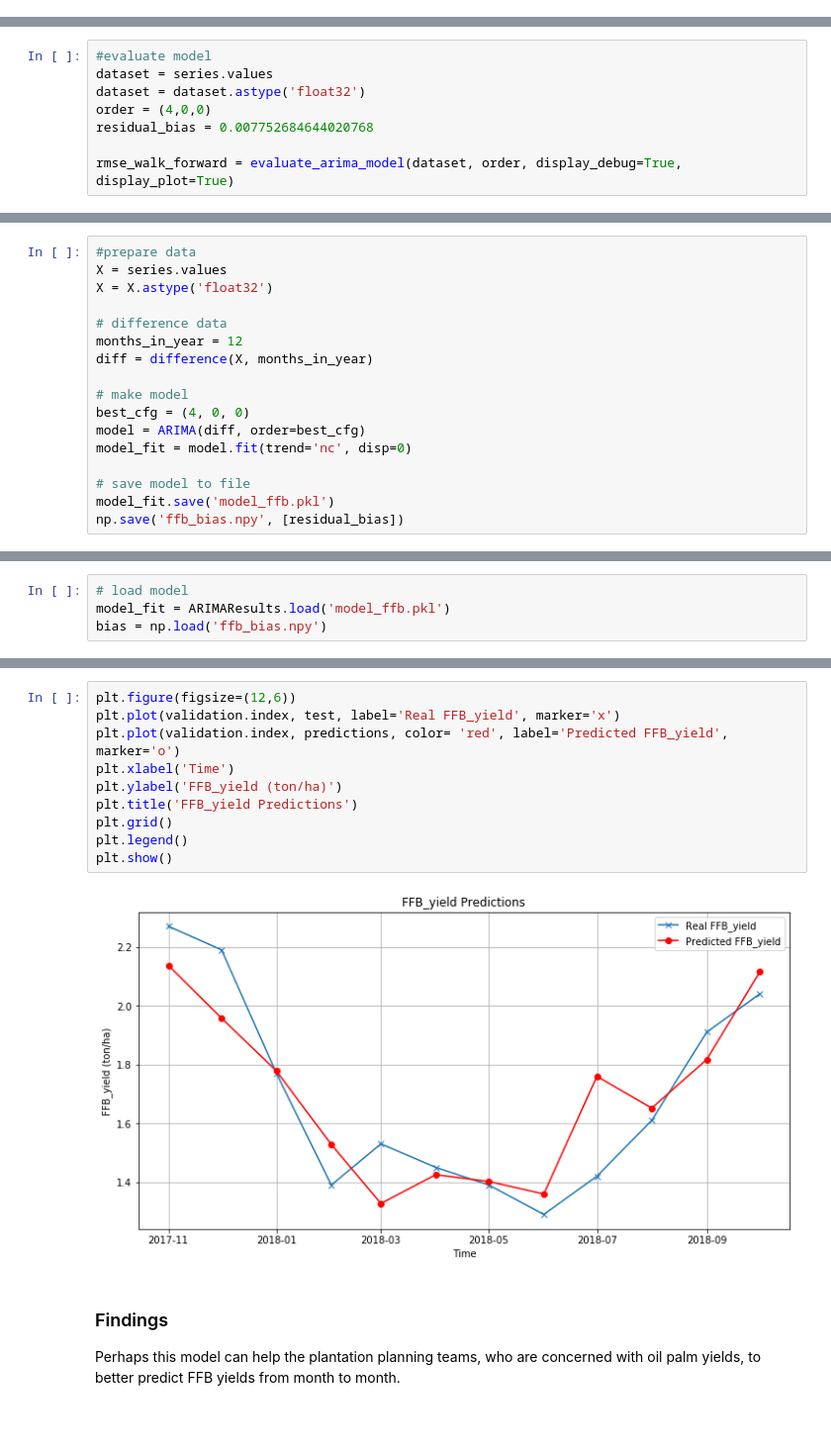
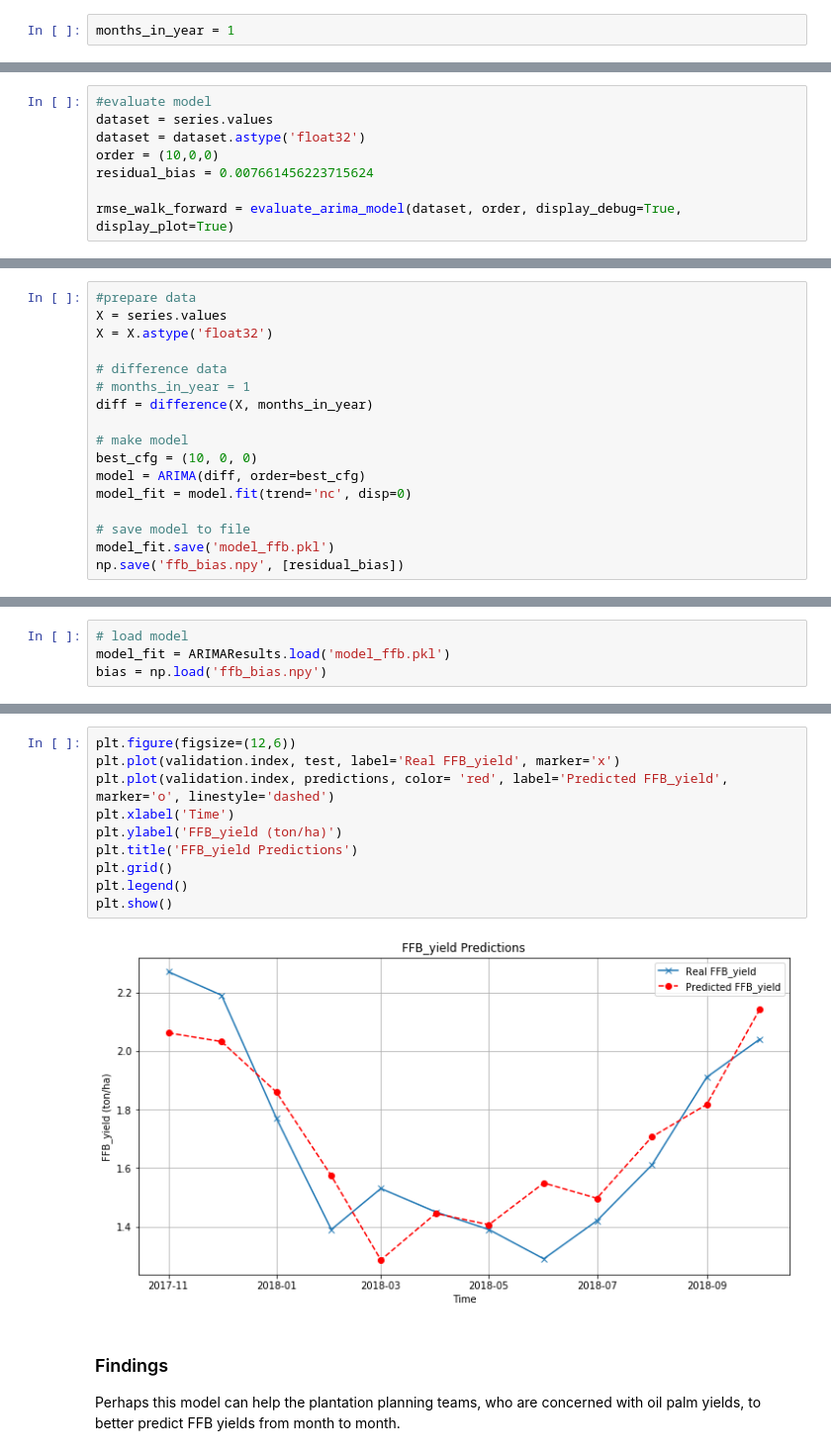
Before and after one commit to albertsylvester/assignment_april, a Jupyter notebook: Assignment No.2 - Part B (Bonus).ipynb, the cells around one changed output, grey strips where cells are left out. Shown at 99% size. Saved outputs shown, nothing was run; the diff lists cells and outputs as text; blank space fills up the shorter version.

```diff
--- a/Assignment No.2 - Part B (Bonus).ipynb
+++ b/Assignment No.2 - Part B (Bonus).ipynb
@@ -305,6 +312,8 @@ def difference(dataset, interval=1):
 
 def inverse_difference(history, yhat, interval=1):
     return yhat + history[-interval]
+# %%
+months_in_year = 1
 # %%
 # evaluate an ARIMA model for a given order (p,d,q)
 def evaluate_arima_model(X, arima_order, display_debug=False, display_plot=False):
@@ -362,8 +368,8 @@ def evaluate_arima_model(X, arima_order, display_debug=False, display_plot=False
 #evaluate model
 dataset = series.values
 dataset = dataset.astype('float32')
-order = (4,0,0)
-residual_bias = 0.007752684644020768
+order = (10,0,0)
+residual_bias = 0.007661456223715624
 
 rmse_walk_forward = evaluate_arima_model(dataset, order, display_debug=True, display_plot=True)
 # %% [output]
@@ -502,11 +513,11 @@ X = series.values
 X = X.astype('float32')
 
 # difference data
-months_in_year = 12
+# months_in_year = 1
 diff = difference(X, months_in_year)
 
 # make model
-best_cfg = (4, 0, 0)
+best_cfg = (10, 0, 0)
 model = ARIMA(diff, order=best_cfg)
 model_fit = model.fit(trend='nc', disp=0)
 
@@ -575,15 +586,15 @@ rmse
 # %%
 plt.figure(figsize=(12,6))
 plt.plot(validation.index, test, label='Real FFB_yield', marker='x')
-plt.plot(validation.index, predictions, color= 'red', label='Predicted FFB_yield', marker='o')
+plt.plot(validation.index, predictions, color= 'red', label='Predicted FFB_yield', marker='o', linestyle='dashed')
 plt.xlabel('Time')
 plt.ylabel('FFB_yield (ton/ha)')
 plt.title('FFB_yield Predictions')
 plt.grid()
 plt.legend()
 plt.show()
 # %% [output]
-[figure, old version]
+[figure, new version]
 # %% [markdown]
 ### Findings
 Perhaps this model can help the plantation planning teams, who are concerned with oil palm yields, to better predict FFB yields from month to month.
```
Also changed, not shown: parts of 28 cells of this notebook.
